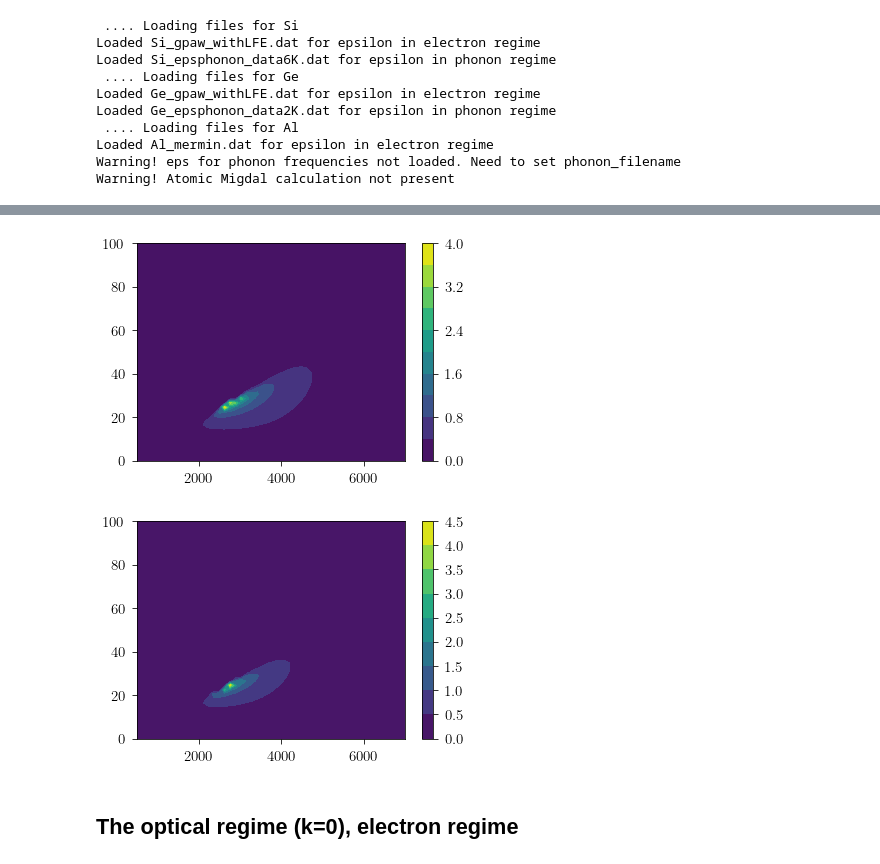
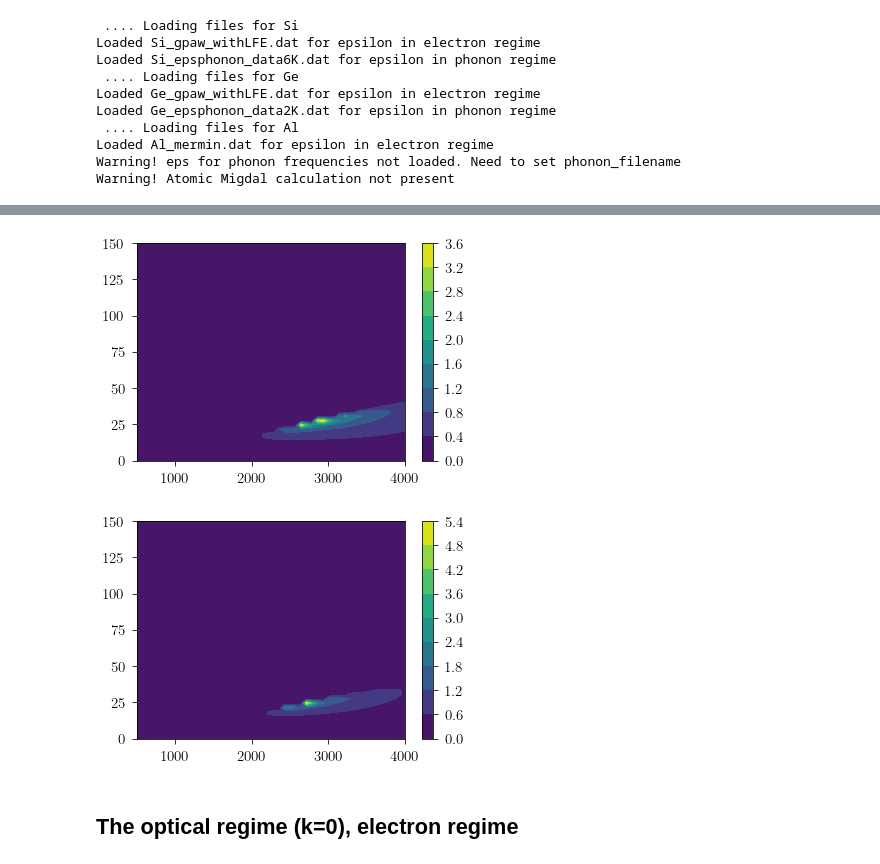
Before and after one commit to QU35T5/DarkELF, a Jupyter notebook: examples/gammabar_jesper.ipynb, the cells around one changed output, grey strips where cells are left out. Drawn from its saved outputs; the diff is of its cells as text; code cells hidden in the pictures.

```diff
--- a/examples/gammabar_jesper.ipynb
+++ b/examples/gammabar_jesper.ipynb
@@ -53,7 +53,7 @@ v_0   = 230
 v_e   = 240
 v_esc = 600
 c     = 299792.458
-v_max = v_esc + v_e
+v_max = v_0#v_esc + v_e
 
 #DM mass [eV]
 m_X = 1e7
@@ -80,8 +80,8 @@ def I(w,k):
 #w and k limits
 w_min = 0
 w_max = v_max**2 * m_X / 2
-k_min = lambda w: (v_max*m_X - np.sqrt(v_max**2 * m_X**2 - 2 * m_X * w))/c
-k_max = lambda w: (v_max*m_X + np.sqrt(v_max**2 * m_X**2 - 2 * m_X * w))/c
+k_min = lambda w: (v_max*m_X - np.sqrt(v_max**2 * m_X**2 - 2 * m_X * w))*c
+k_max = lambda w: (v_max*m_X + np.sqrt(v_max**2 * m_X**2 - 2 * m_X * w))*c
 
 #Integral of I(w,k)ELF(w,k)
 def integrand():
@@ -100,18 +100,18 @@ def gamma_bar():
 def gamma_opt(m_X):
       return 0.68/(4*math.pi)*m_X*v_0/c
 
-print('For mX      =',m_X,'eV')
+print('For mX       =',m_X,'eV')
 print('---------------------------')
-print('Gamma-bar   =',gamma_bar())
-#print('Gamma_opt   =',gamma_opt(m_X))
-#print('integrand() =',integrand())
-print('w_min       =',w_min)
-print('w_max       =',w_max)
-print('k_min(w_min)=',k_min(w_min))
-print('k_min(w_max)=',k_min(w_max))
-print('k_max(w_min)=',k_max(w_min))
-print('k_max(w_max)=',k_max(w_max))
-#print('v_max*m_X   =',v_max*m_X)
+#print('Gamma-bar    =',gamma_bar())
+#print('Gamma_opt    =',gamma_opt(m_X))
+#print('integrand()  =',integrand())
+#print('w_min        =',w_min)
+#print('w_max        =',w_max)
+#print('k_min(w_min) =',k_min(w_min))
+#print('k_min(w_max) =',k_min(w_max))
+#print('k_max(w_min) =',k_max(w_min))
+#print('k_max(w_max) =',k_max(w_max))
+#print('v_max*m_X    =',v_max*m_X)
 #print('gamma_opt/gamma_bar = ', gamma_opt(m_X)/gamma_bar())
 
 #print('-------------')
@@ -120,7 +120,7 @@ print('k_max(w_max)=',k_max(w_max))
 #            print(Si.elf(w,k,method='Lindhard'))
 
 #Produces a vector gamma_opt/gamma_bar of all different mX
-'''
+
 mX = np.logspace(4,9,5) #0.01 - 1000 MeV
 gamma_ratio = []
 for x in mX:
@@ -129,5 +129,4 @@ for x in mX:
       gamma_ratio.append(gamma_opt(x)/gamma_bar())
 
 print(gamma_ratio)
-'''
 # %% [output]
@@ -144,41 +136,41 @@ k_max(w_max)= 28019.383996644774
 # %%
 #TEST CONTOUR PLOT
-wmin,wmax = 0,100
-kmin,kmax = 500,7000
+wmin,wmax = 0,150
+kmin,kmax = 500,4000
 
 omega_vec = np.linspace(wmin,wmax)
 k_vec     = np.linspace(kmin,kmax)
 
 np.seterr(divide='ignore', invalid='ignore')
 [K,W] = np.meshgrid(k_vec,omega_vec)
 X = np.zeros((len(K), len(K[0])))
 Y = np.zeros((len(K), len(K[0])))
 contour_func = np.zeros((len(K), len(K[0])))
 
 for i in range(len(K)):
         for j in range(len(K[0])):
                 contour_func[i][j] = Si.elf(W[i][j],K[i][j],method='Lindhard')
                 X[i][j] = K[i][j]
                 Y[i][j] = W[i][j]
 
 plt.contourf(X,Y,contour_func,9)
 plt.colorbar()
 plt.show()
 
 for i in range(len(K)):
         for j in range(len(K[0])):
                 contour_func[i][j] = Al.elf(W[i][j],K[i][j],method='Lindhard')
                 X[i][j] = K[i][j]
                 Y[i][j] = W[i][j]
 
 plt.contourf(X,Y,contour_func,9)
 plt.colorbar()
 plt.show()
 
 #print(Si.elf(w_min,k_max(w_min)))
 # %% [output]
-[figure, old version]
+[figure, new version]
-[figure, old version]
+[figure, new version]
 # %%
 #----------
 #-OLD CODE-
```
Also changed, not shown: parts of 2 cells of this notebook.
